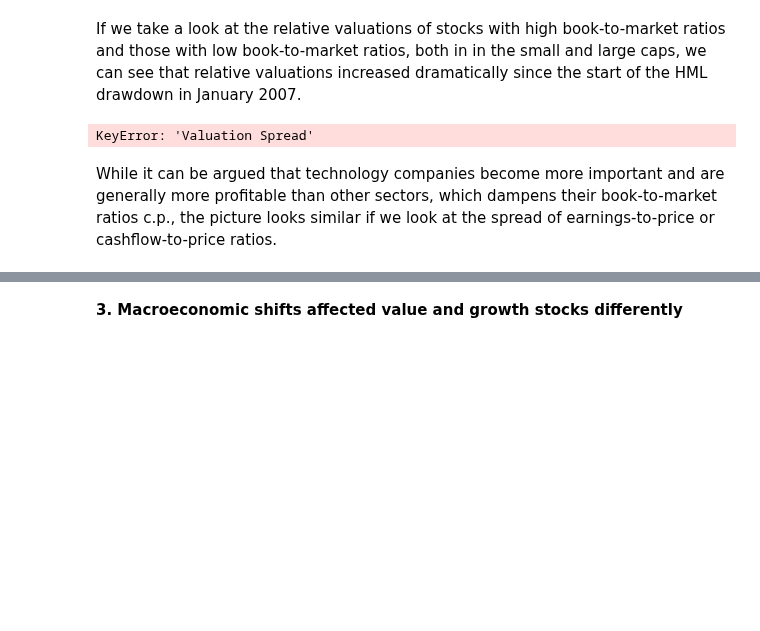
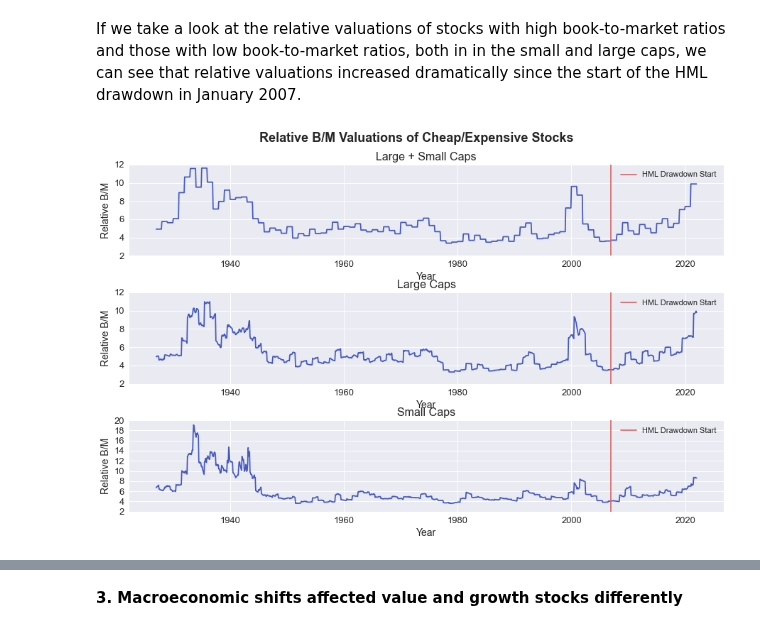
Before and after one commit to jonasniemeyer/investing-ideas, a Jupyter notebook: analyzing_the_value_premium.ipynb, the cells around one changed output, grey strips where cells are left out. Drawn from its saved outputs; the diff is of its cells as text; code cells hidden in the pictures; blank space fills up the shorter version.

```diff
--- a/analyzing_the_value_premium.ipynb
+++ b/analyzing_the_value_premium.ipynb
@@ -418,7 +467,7 @@ df["Valuation Spread All Stocks"] = (df["High B/M Ratio"] / df["Low B/M Ratio"])
 df["Valuation Spread Large Stocks"] = df["Large High B/M Ratio"] / df["Large Low B/M Ratio"]
 df["Valuation Spread Small Stocks"] = df["Small High B/M Ratio"] / df["Small Low B/M Ratio"]
 
-figure, axes = plt.subplots(3, figsize=(15,12))
+figure, axes = plt.subplots(3, figsize=(15,9))
 plt.subplots_adjust(hspace=0.4)
 figure.suptitle("Relative B/M Valuations of Cheap/Expensive Stocks", fontsize=18, fontweight="bold", y=0.95)
 
@@ -430,40 +479,38 @@ axes[0].set_xlabel("Year", size=14)
 axes[0].set_ylabel("Relative B/M", size=14)
 axes[0].tick_params(axis="x", labelsize=13)
 
-yticks = np.linspace(2, df["Valuation Spread"].max() // 2 * 2 + 2, int(df["Valuation Spread"].max() // 2)+1)
+yticks = np.linspace(2, df["Valuation Spread All Stocks"].max() // 2 * 2 + 2, int(df["Valuation Spread All Stocks"].max() // 2)+1)
 axes[0].set_yticks(yticks)
 axes[0].set_yticklabels([int(tick) for tick in yticks], size=13)
 
 axes[0].legend(fontsize=11, loc="upper right");
 
 axes[1].plot(df["Valuation Spread Large Stocks"], color="#4459c2")
 axes[1].axvline(x=(2007-1970)*365, label="HML Drawdown Start", color="#d66b6b")
 
 axes[1].set_title("Large Caps", size=16)
 axes[1].set_xlabel("Year", size=14)
 axes[1].set_ylabel("Relative B/M", size=14)
 axes[1].tick_params(axis="x", labelsize=13)
 
 yticks = np.linspace(2, df["Valuation Spread Large Stocks"].max() // 2 * 2 + 2, int(df["Valuation Spread Large Stocks"].max() // 2)+1)
 axes[1].set_yticks(yticks)
 axes[1].set_yticklabels([int(tick) for tick in yticks], size=13)
 
 axes[1].legend(fontsize=11, loc="upper right");
 
 axes[2].plot(df["Valuation Spread Small Stocks"], color="#4459c2")
 axes[2].axvline(x=(2007-1970)*365, label="HML Drawdown Start", color="#d66b6b")
 
 axes[2].set_title("Small Caps", size=16)
 axes[2].set_xlabel("Year", size=14)
 axes[2].set_ylabel("Relative B/M", size=14)
 axes[2].tick_params(axis="x", labelsize=13)
 
 yticks = np.linspace(2, df["Valuation Spread Small Stocks"].max() // 2 * 2 + 2, int(df["Valuation Spread Small Stocks"].max() // 2)+1)
 axes[2].set_yticks(yticks)
 axes[2].set_yticklabels([int(tick) for tick in yticks], size=13)
 
 axes[2].legend(fontsize=11, loc="upper right");
 # %% [output]
-KeyError: 'Valuation Spread'
+[figure, added]
-# %% [markdown]
-While it can be argued that technology companies become more important and are generally more profitable than other sectors, which dampens their book-to-market ratios c.p., the picture looks similar if we look at the spread of earnings-to-price or cashflow-to-price ratios.
```
Also changed, not shown: parts of 12 cells of this notebook.
